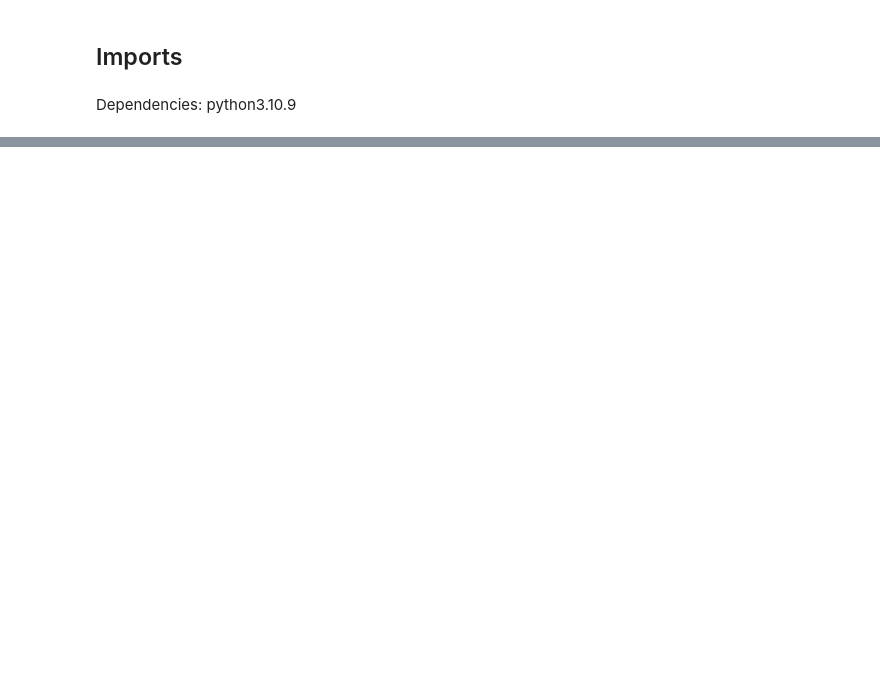
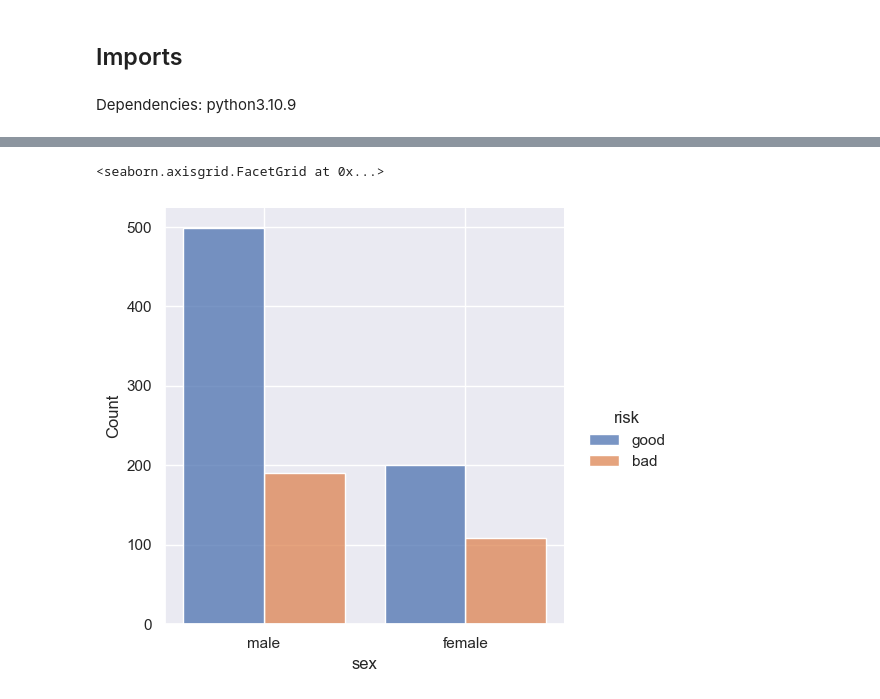
Before and after one commit to fpkh/hse_coursework_logreg, a Jupyter notebook: notebook.ipynb, the cells around one changed output, grey strips where cells are left out. Saved outputs shown, nothing was run; the diff lists cells and outputs as text; code cells hidden in the pictures; blank space fills up the shorter version.

```diff
--- a/notebook.ipynb
+++ b/notebook.ipynb
@@ -274,0 +163,5 @@ dataframe.corrwith())
+# %%
+sns.displot(data, x='sex', hue='risk', multiple='dodge', shrink=0.8)
+# %% [output]
+<seaborn.axisgrid.FacetGrid at 0x...>
+[figure, added]
```
Also changed, not shown: parts of 66 cells of this notebook, 1 other file.
